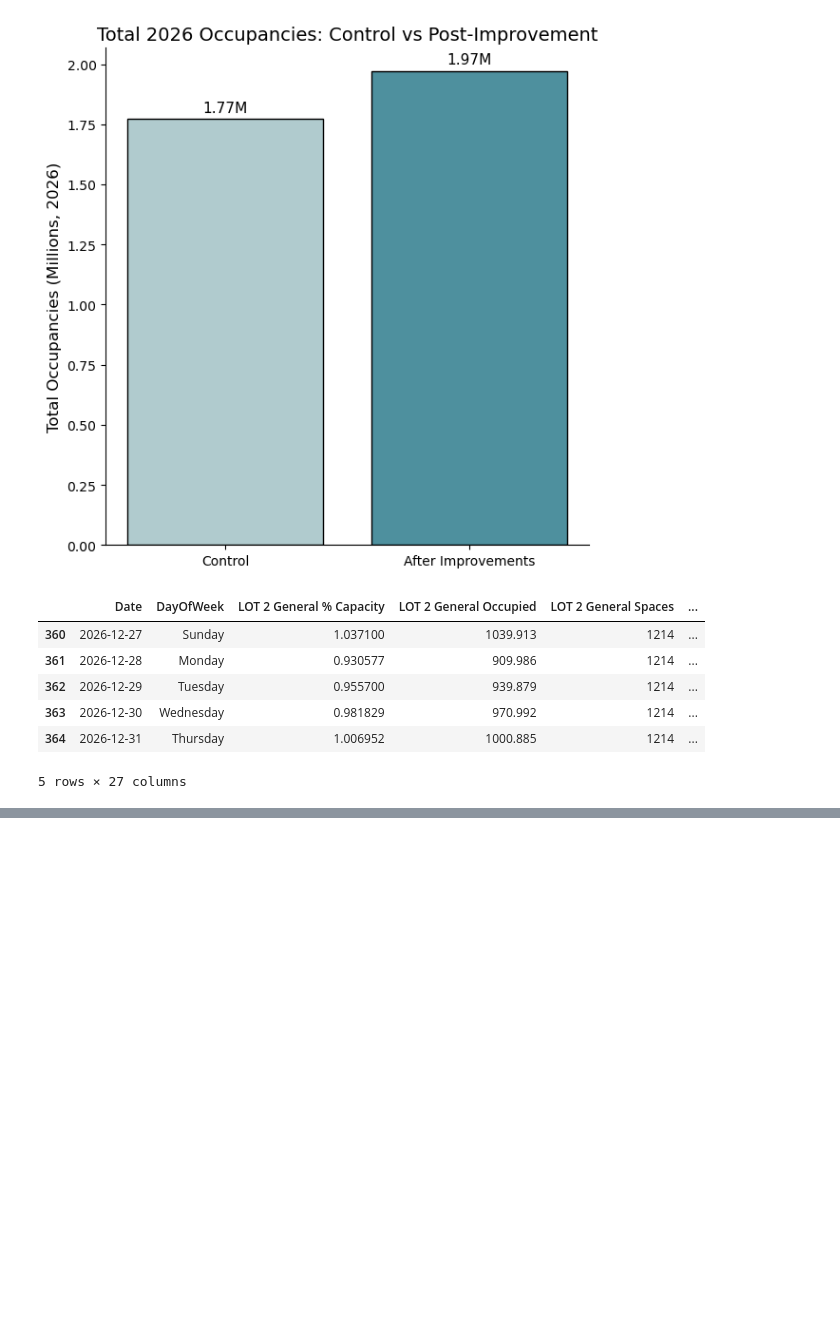
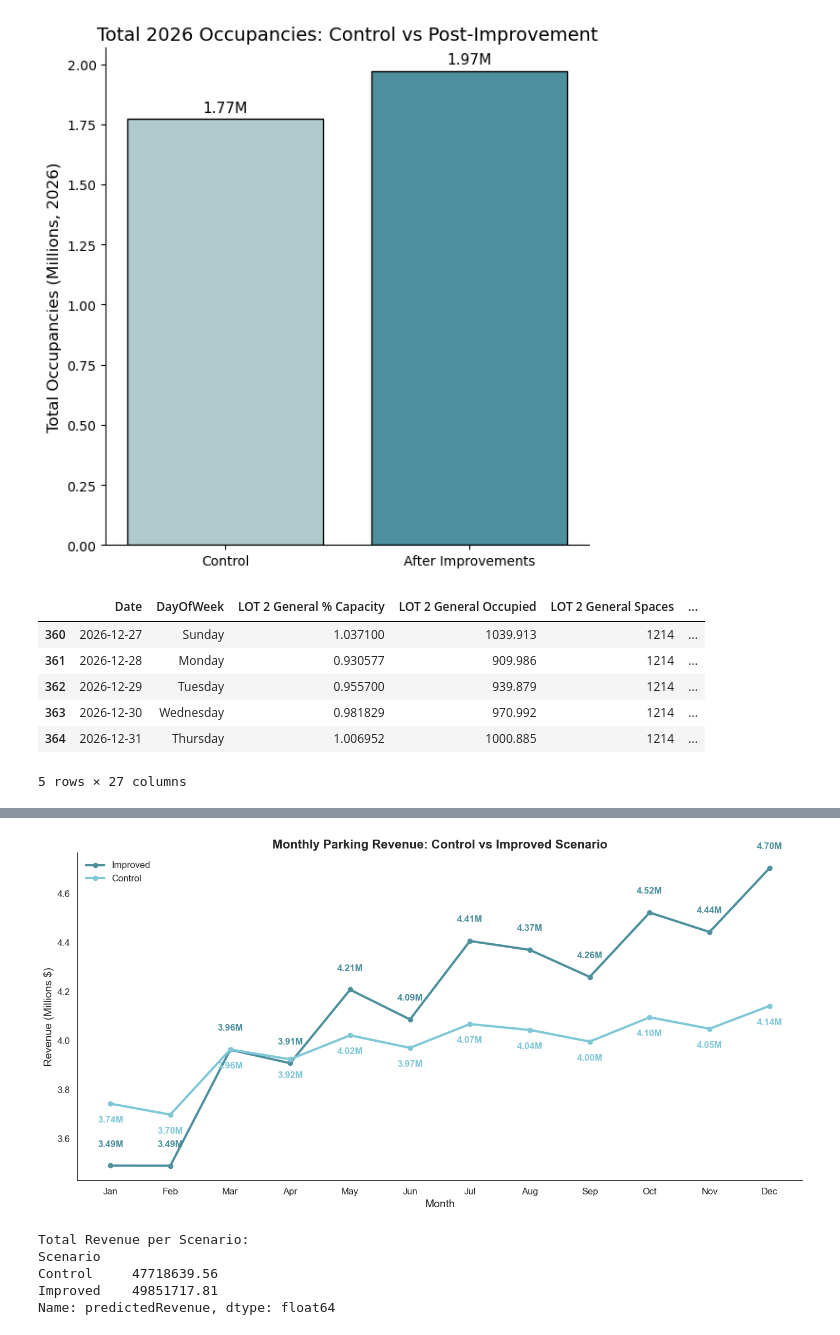
Before and after one commit to doom-boy/Ontario-Competition-Project, a Jupyter notebook: dynamicOccupationsHypothetical-Copy1.ipynb, the cells around one changed output, grey strips where cells are left out. Saved outputs shown, nothing was run; the diff lists cells and outputs as text; code cells hidden in the pictures; blank space fills up the shorter version.

```diff
--- a/dynamicOccupationsHypothetical-Copy1.ipynb
+++ b/dynamicOccupationsHypothetical-Copy1.ipynb
@@ -911,0 +1028,68 @@ df_hypo_converge.to_csv("IDEALoccupations.csv", index = False)
+# %%
+import pandas as pd
+import matplotlib.pyplot as plt
+import seaborn as sns
+import calendar
+
+# --- Prepare DataFrames ---
+dfgood_plot = dfgood.copy()
+dfgood_plot['Scenario'] = 'Improved'
+
+dfbad_plot = dfbad.copy()
+dfbad_plot['Scenario'] = 'Control'
+
+# Concatenate for plotting
+plot_df = pd.concat([dfgood_plot, dfbad_plot])
+
+# --- Month names ---
+plot_df['month_name'] = plot_df['month'].apply(lambda x: calendar.month_abbr[int(x)])
+
+# Sort by month for proper line plotting
+plot_df = plot_df.sort_values('month')
+
+# --- Plot line graph ---
+sns.set_style("white")  # remove grid
+plt.figure(figsize=(14, 7))
+
+# Define colors for lines
+colors = {'Improved': '#4e909e', 'Control': '#80c8d8'}
+
+# Plot lines for each scenario with switched colors and thicker lines
+for scenario in ['Improved', 'Control']:
+    data = plot_df[plot_df['Scenario'] == scenario]
+    plt.plot(data['month_name'], data['predictedRevenue']/1e6,
+             marker='o', label=scenario, color=colors[scenario], linewidth=3)
+
+# --- Add labels on each point with matching font color ---
+for scenario in ['Improved', 'Control']:
+    data = plot_df[plot_df['Scenario'] == scenario]
+    for x, y in zip(data['month_name'], data['predictedRevenue']/1e6):
+        offset = 0.07 if scenario == 'Improved' else -0.05
+        va = 'bottom' if scenario == 'Improved' else 'top'
+        plt.text(x, y + offset, f'{y:.2f}M', ha='center', va=va,
+                 fontsize=12, fontweight='bold', color=colors[scenario])
+
+# --- Aesthetics ---
+plt.xlabel("Month", fontsize=14)
+plt.ylabel("Revenue (Millions $)", fontsize=14)
+plt.title("Monthly Parking Revenue: Control vs Improved Scenario", fontsize=16, fontweight='bold')
+plt.xticks(fontsize=12)
+plt.yticks(fontsize=12)
+sns.despine()
+plt.legend(frameon=False, fontsize=12)
+plt.tight_layout()
+
+plt.savefig("revenue_good_bad_linegraph_labels_color.png", dpi=300, bbox_inches='tight')
+plt.show()
+
+# --- Total revenue per scenario ---
+totals = plot_df.groupby('Scenario')['predictedRevenue'].sum()
+print("Total Revenue per Scenario:")
+print(totals)
+# %% [output]
+[figure, added]
+Total Revenue per Scenario:
+Scenario
+Control     47718639.56
+Improved    49851717.81
+Name: predictedRevenue, dtype: float64
```
Also changed, not shown: parts of 7 cells of this notebook, 9 other files.
